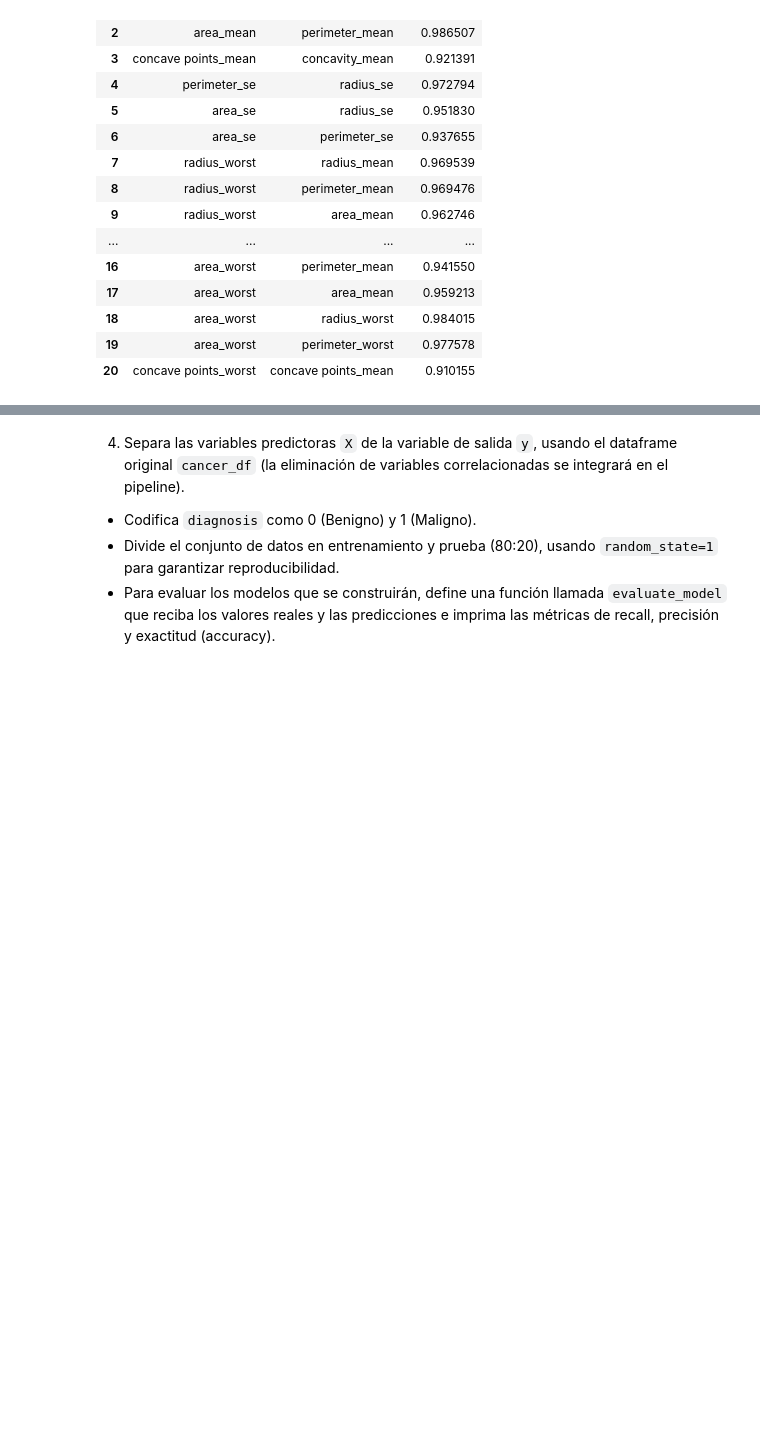
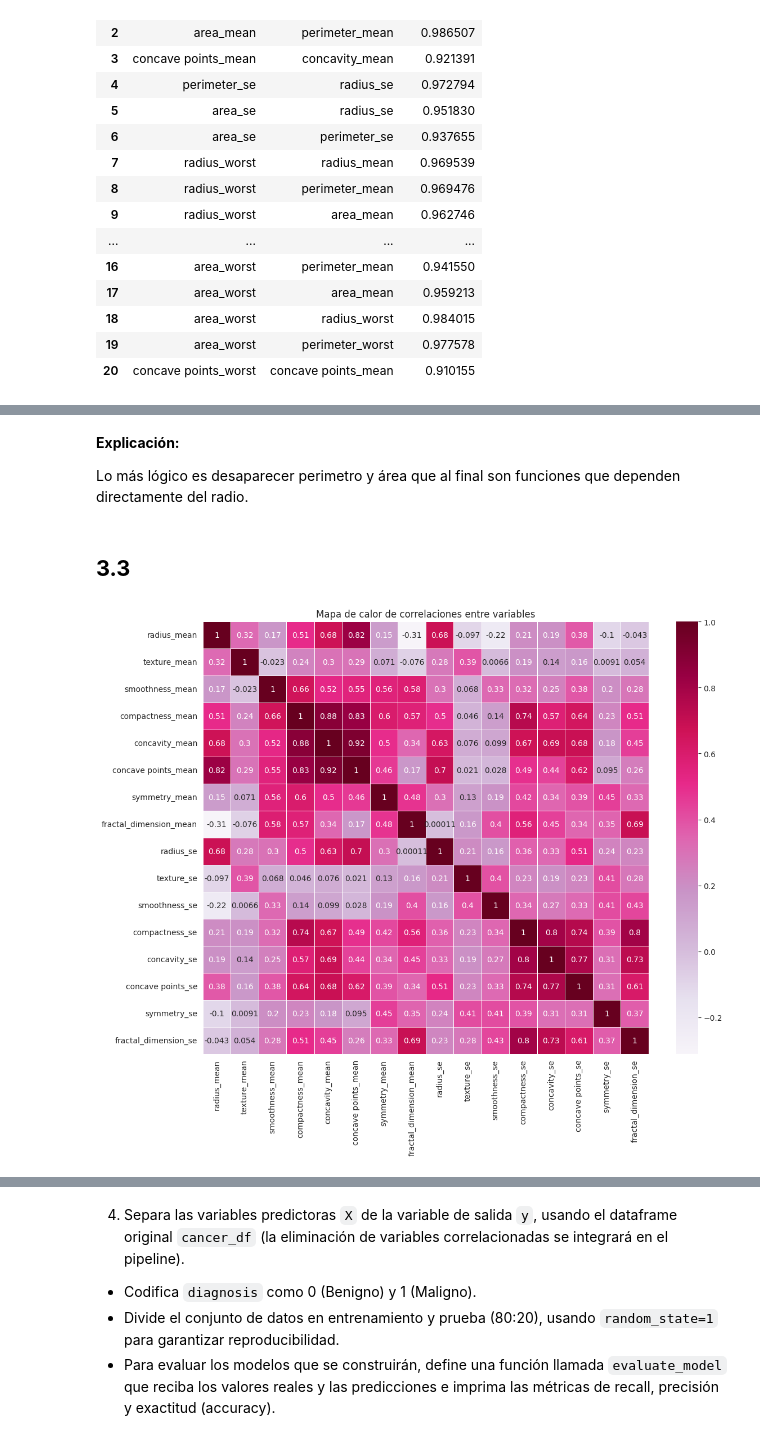
Before and after one commit to JosegregTovar/GOOGLE-COLLAB, a Jupyter notebook: Actividad9RLog.ipynb, the cells around one changed output, grey strips where cells are left out. Saved outputs shown, nothing was run; the diff lists cells and outputs as text; code cells hidden in the pictures; blank space fills up the shorter version.

```diff
--- a/Actividad9RLog.ipynb
+++ b/Actividad9RLog.ipynb
@@ -587,0 +641,16 @@ display(cancer_copy.shape)
+# %%
+# Variables eliminadas por alta correlación
+variables_eliminar = [
+    "perimeter_mean",
+    "area_mean",
+    "perimeter_se",
+    "area_se"
+]
+
+display("Variables eliminadas por alta correlación")
+display(variables_eliminar)
+
+cancer_copy = cancer_copy.drop(columns=variables_eliminar)
+
+display("Dimensiones del dataset después de eliminar variables correlacionadas")
+display(cancer_copy.shape)
@@ -587,0 +662,30 @@ display(cancer_copy.shape)
+# %% [markdown]
+**Explicación:**
+
+Lo más lógico es desaparecer perimetro y área que al final son funciones que dependen directamente del radio.
+# %% [markdown]
+## **3.3**
+# %%
+# Matriz de correlación final
+matriz_correlacion = cancer_copy.corr(numeric_only=True)
+
+
+fig, ax = plt.subplots(figsize=(12,10))
+
+sns.heatmap(
+    matriz_correlacion,
+    cmap="PuRd",
+    annot=True,
+    linewidths=0.5,
+    ax=ax
+)
+
+ax.set_title("Mapa de calor de correlaciones entre variables")
+
+plt.tight_layout()
+
+display(fig)
+
+plt.close()
+# %% [output]
+[figure, added]
```
Also changed, not shown: parts of 41 cells of this notebook.
